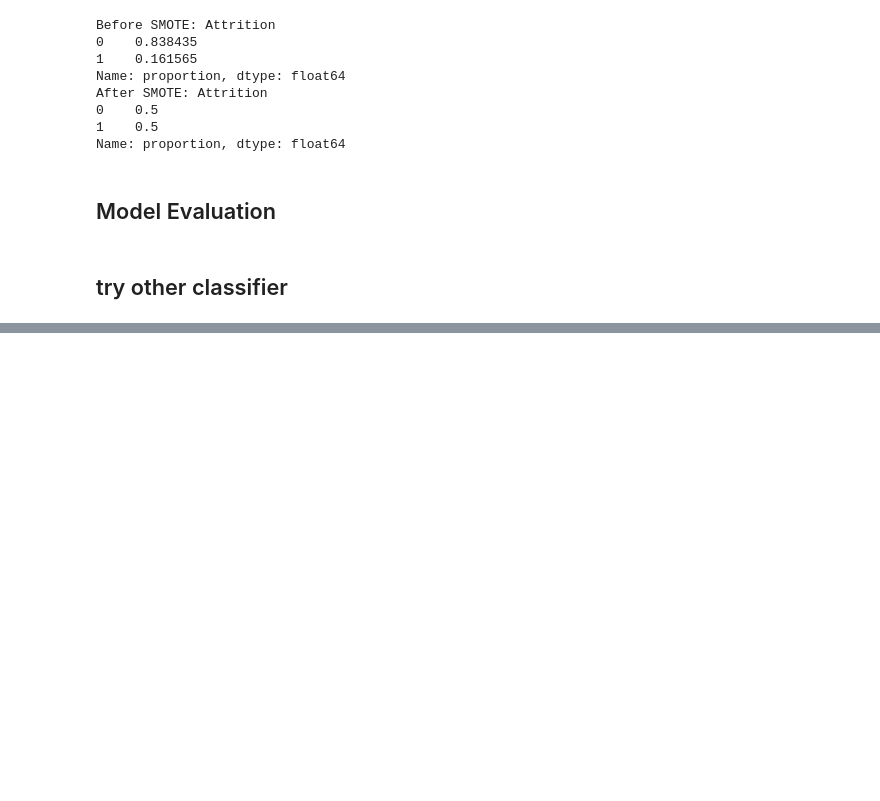
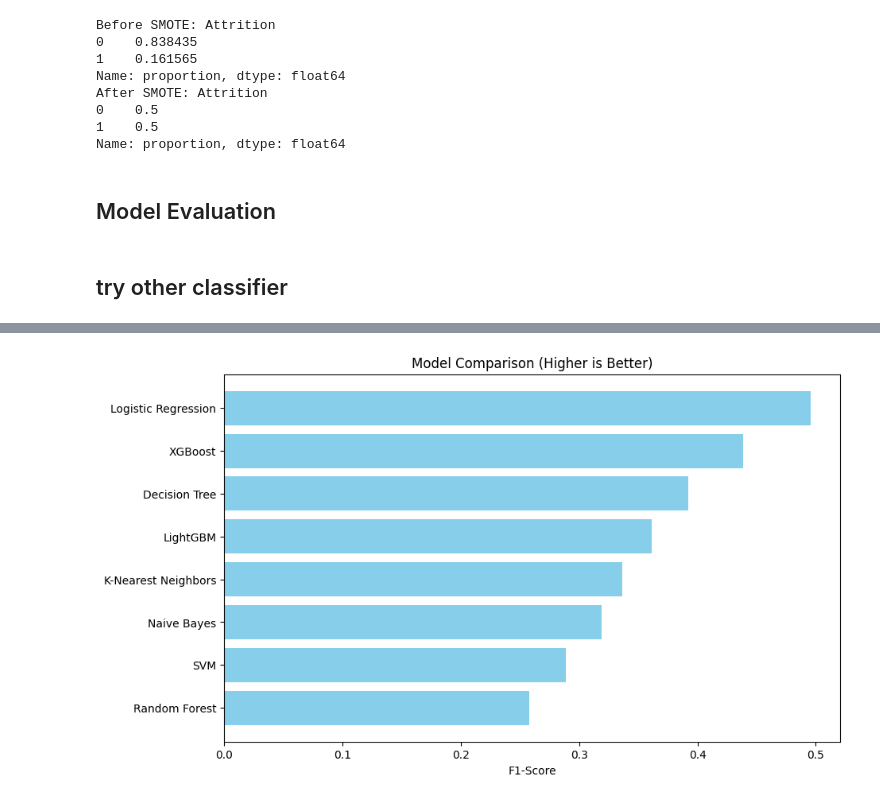
Before and after one commit to tailormst/Employee-Attrition-Predictor, a Jupyter notebook: notebooks/Employee_Attrition_Predictor.ipynb, the cells around one changed output, grey strips where cells are left out. Saved outputs shown, nothing was run; the diff lists cells and outputs as text; code cells hidden in the pictures; blank space fills up the shorter version.

```diff
--- a/notebooks/Employee_Attrition_Predictor.ipynb
+++ b/notebooks/Employee_Attrition_Predictor.ipynb
@@ -449,0 +971,15 @@ Confusion Matrix:
+# %%
+from sklearn.naive_bayes import GaussianNB
+
+# Initialize Naive Bayes
+nb = GaussianNB()
+
+# Fit on resampled data (no hyperparameters needed for basic GaussianNB)
+nb.fit(X_train_res, y_train_res)
+
+# Predict
+y_pred_nb = nb.predict(X_test_prep)
+
+print("\nNaïve Bayes Classification Report:")
+print(classification_report(y_test, y_pred_nb))
+print("Confusion Matrix:\n", confusion_matrix(y_test, y_pred_nb))
@@ -449,0 +1002,79 @@ Confusion Matrix:
+# %%
+from sklearn.model_selection import RandomizedSearchCV
+from sklearn.metrics import make_scorer, f1_score, recall_score, accuracy_score, precision_score, roc_auc_score, confusion_matrix, classification_report
+
+# Best tuned models from previous RandomizedSearchCV results
+best_lr = grid_lr.best_estimator_
+best_rf = random_search.best_estimator_
+best_xgb = grid_xgb.best_estimator_
+best_lgb = grid_lgb.best_estimator_
+best_svm = grid_svm.best_estimator_
+best_dt = grid_dt.best_estimator_
+best_knn = grid_knn.best_estimator_
+# Use the directly fitted Naive Bayes model
+best_nb = nb
+
+# Dictionary of models
+models = {
+    "Logistic Regression": best_lr,
+    "Random Forest": best_rf,
+    "XGBoost": best_xgb,
+    "LightGBM": best_lgb,
+    "SVM": best_svm,
+    "Decision Tree": best_dt,
+    "K-Nearest Neighbors": best_knn,
+    "Naive Bayes": best_nb
+}
+
+# Store results
+results = []
+
+print("\n==================== Model Performance Comparison ====================\n")
+for name, model in models.items():
+    y_pred = model.predict(X_test_prep)
+
+    # Calculate metrics
+    acc = accuracy_score(y_test, y_pred)
+    recall = recall_score(y_test, y_pred)
+    precision = precision_score(y_test, y_pred)
+    f1 = f1_score(y_test, y_pred)
+
+    # Handle models that don't have predict_proba (like some SVM kernels)
+    if hasattr(model, "predict_proba"):
+      roc_auc = roc_auc_score(y_test, model.predict_proba(X_test_prep)[:, 1])
+    else:
+      roc_auc = "N/A"
+
+
+    # Display report
+    print(f"\n📊 {name} Model Performance")
+    print(classification_report(y_test, y_pred))
+
+    results.append({
+        "Model": name,
+        "Accuracy": acc,
+        "Precision": precision,
+        "Recall": recall,
+        "F1-Score": f1,
+        "ROC-AUC": roc_auc
+    })
+
+# Convert to DataFrame for clear comparison
+import pandas as pd
+
+results_df = pd.DataFrame(results)
+results_df = results_df.sort_values(by="F1-Score", ascending=False)
+
+print("\n==================== Summary Table ====================\n")
+print(results_df)
+
+# Optional: Plot comparison
+import matplotlib.pyplot as plt
+
+plt.figure(figsize=(10,6))
+plt.barh(results_df["Model"], results_df["F1-Score"], color="skyblue")
+plt.xlabel("F1-Score")
+plt.title("Model Comparison (Higher is Better)")
+plt.gca().invert_yaxis()
+plt.show()
+# %% [output]
@@ -449,0 +1115 @@ Confusion Matrix:
+[figure, added]
```
Also changed, not shown: parts of 33 cells of this notebook, 3 other files.
